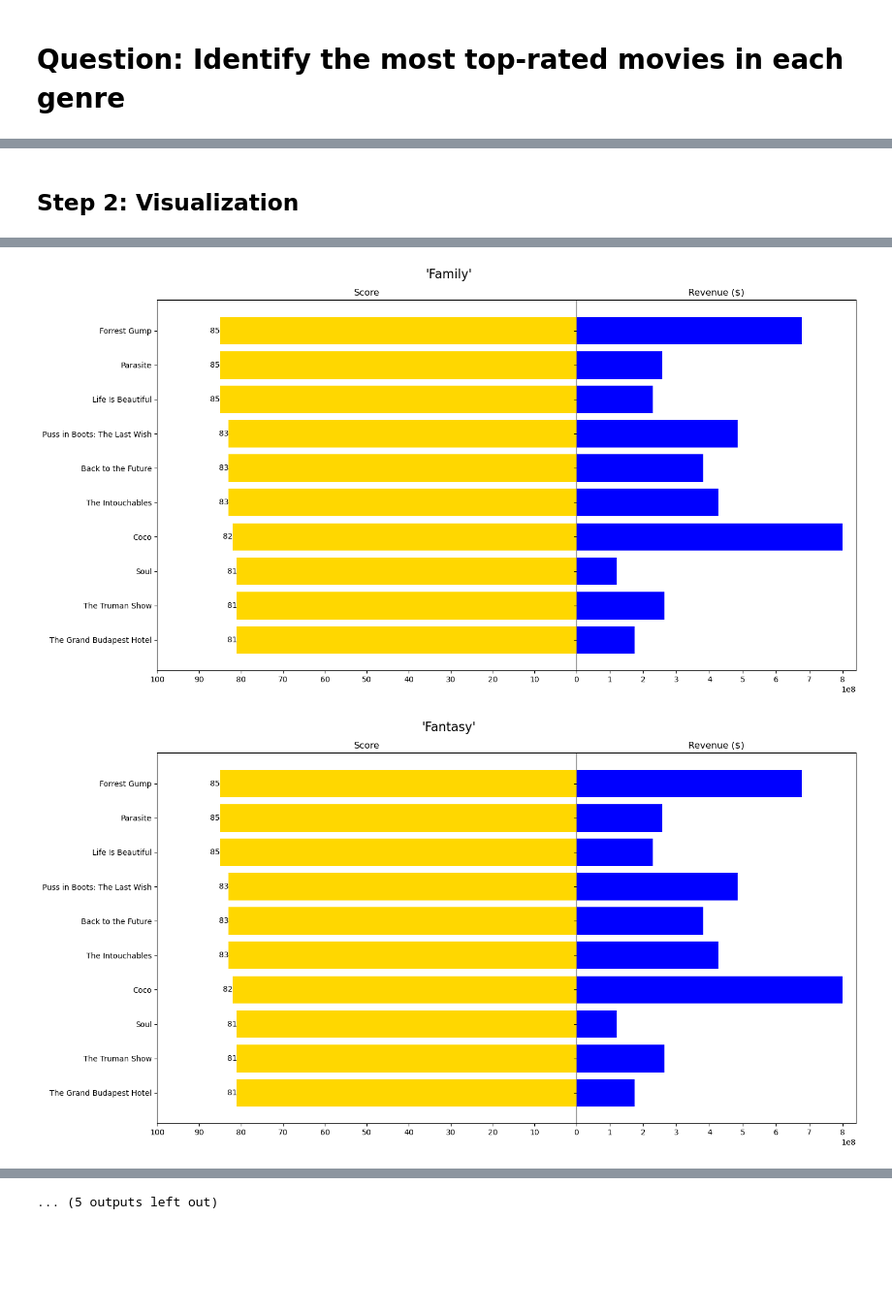
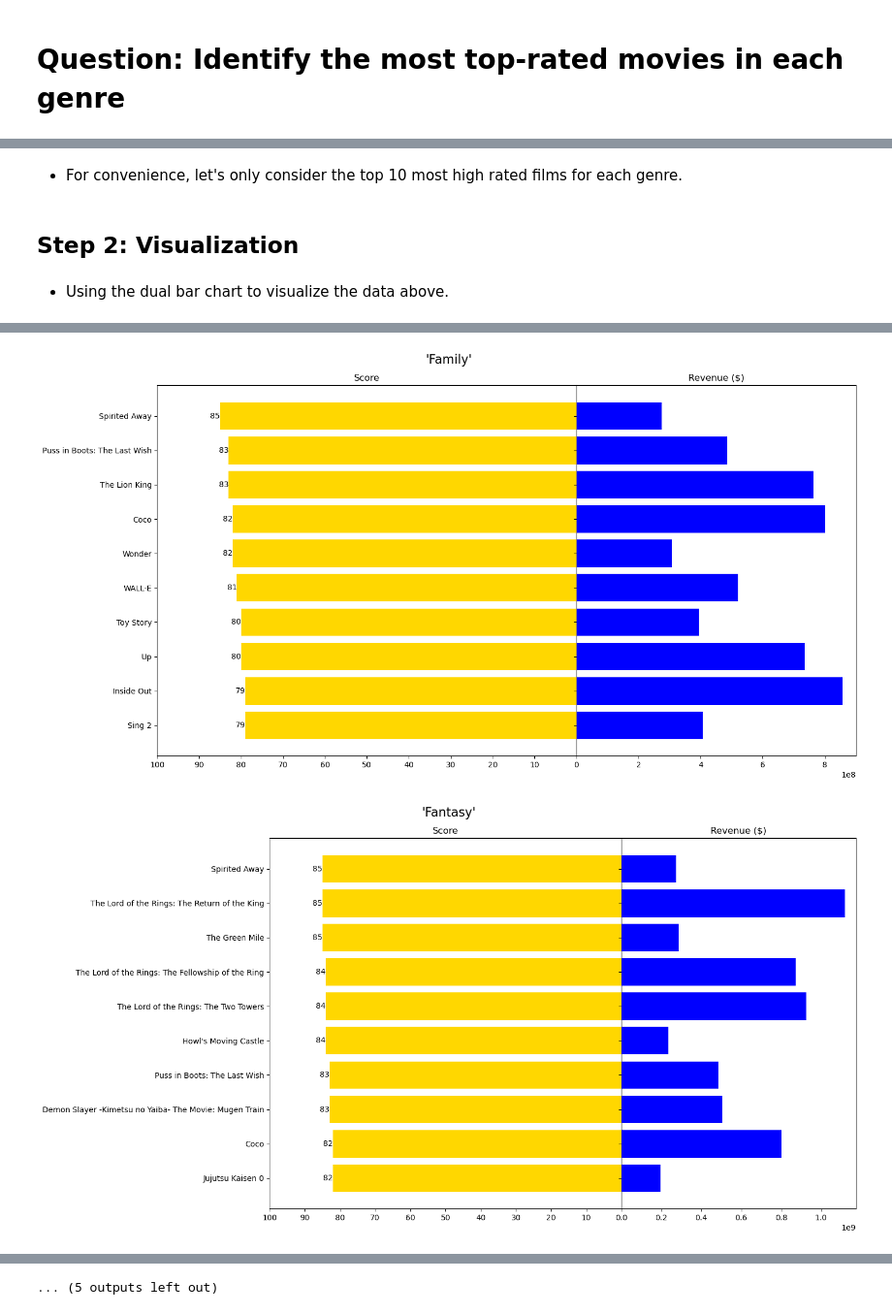
Before and after one commit to gaizzzzz/IntroToDS_FinalProject, a Jupyter notebook: notebooks/3.3-eda.ipynb, the cells around one changed output, grey strips where cells are left out. Shown at 97% size. Saved outputs shown, nothing was run; the diff lists cells and outputs as text; code cells hidden in the pictures; blank space fills up the shorter version.

```diff
--- a/notebooks/3.3-eda.ipynb
+++ b/notebooks/3.3-eda.ipynb
@@ -151,12 +160,17 @@ plt.show()
+# %% [markdown]
+- For convenience, let's only consider the top 10 most high rated films for each genre.
 # %%
-cleaned_df = movie_df[movie_df['Revenue ($)']>100000000][['Name','Genre','Score','Revenue ($)']].reset_index(drop=True)
+cleaned_df = movie_df[movie_df['Revenue ($)']>movie_df['Revenue ($)'].quantile(0.75)][['Name','Genre',
+                                                                                       'Score','Revenue ($)']].reset_index(drop=True)
 cleaned_df['Genre'] = cleaned_df['Genre'].str.split(', ')
 cleaned_df = cleaned_df.explode('Genre').sort_values(['Genre','Score'],ascending=[True,False]).groupby('Genre').head(10)
 # %% [markdown]
 ## Step 2: Visualization
+# %% [markdown]
+- Using the dual bar chart to visualize the data above.
 # %%
 for genre in cleaned_df.Genre.unique():
-    df = cleaned_df[cleaned_df['Genre']=="'Comedy'"].iloc[::-1]
+    df = cleaned_df[cleaned_df['Genre']==genre].iloc[::-1]
     movies = df['Name']
     score = df['Score']
     revenue = df['Revenue ($)']
@@ -185,2 +199,2 @@ for genre in cleaned_df.Genre.unique():
-[figure, old version]
+[figure, new version]
-[figure, old version]
+[figure, new version]
```
Also changed, not shown: parts of 18 cells of this notebook, 1 other file.
